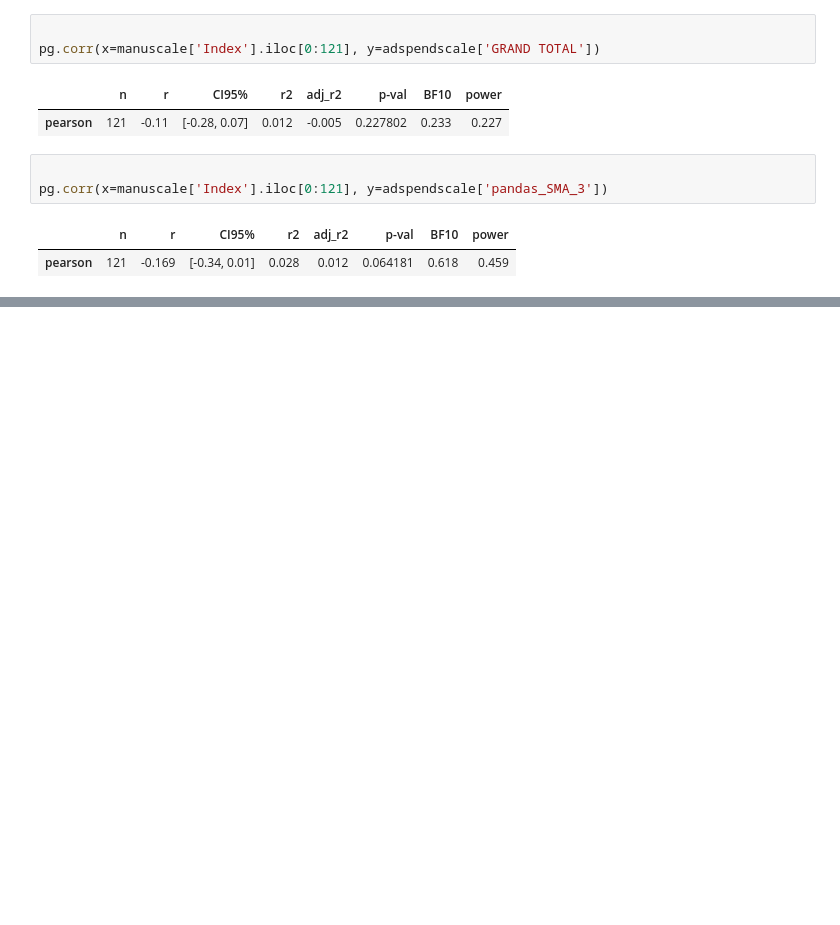
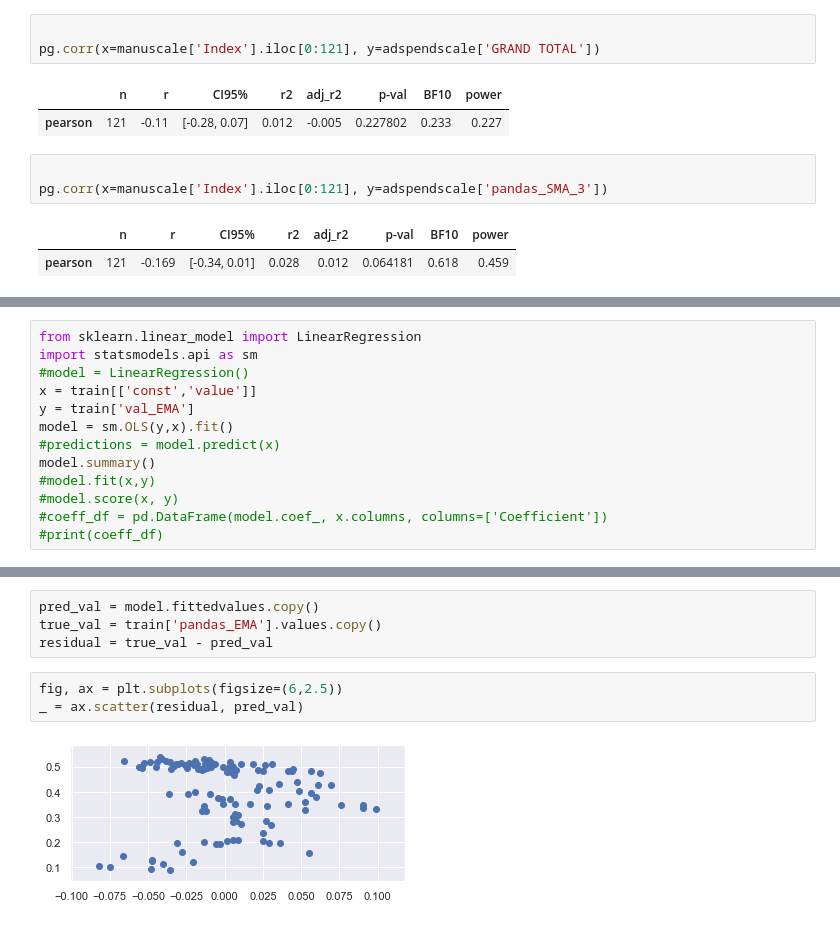
Before and after one commit to varun331/Python, a Jupyter notebook: Regression analysis.ipynb, the cells around one changed output, grey strips where cells are left out. Cells and saved outputs as stored; diff of their text form; blank space fills up the shorter version.

```diff
--- a/Regression analysis.ipynb
+++ b/Regression analysis.ipynb
@@ -393,0 +483,13 @@ model.summary()
+# %%
+from sklearn.linear_model import LinearRegression
+import statsmodels.api as sm
+#model = LinearRegression()
+x = train[['const','value']]
+y = train['val_EMA']
+model = sm.OLS(y,x).fit()
+#predictions = model.predict(x)
+model.summary()
+#model.fit(x,y)
+#model.score(x, y)
+#coeff_df = pd.DataFrame(model.coef_, x.columns, columns=['Coefficient'])
+#print(coeff_df)
@@ -393,0 +529,9 @@ model.summary()
+# %%
+pred_val = model.fittedvalues.copy()
+true_val = train['pandas_EMA'].values.copy()
+residual = true_val - pred_val
+# %%
+fig, ax = plt.subplots(figsize=(6,2.5))
+_ = ax.scatter(residual, pred_val)
+# %% [output]
+[figure, added]
```
Also changed, not shown: parts of 79 cells of this notebook, 2 other files.
